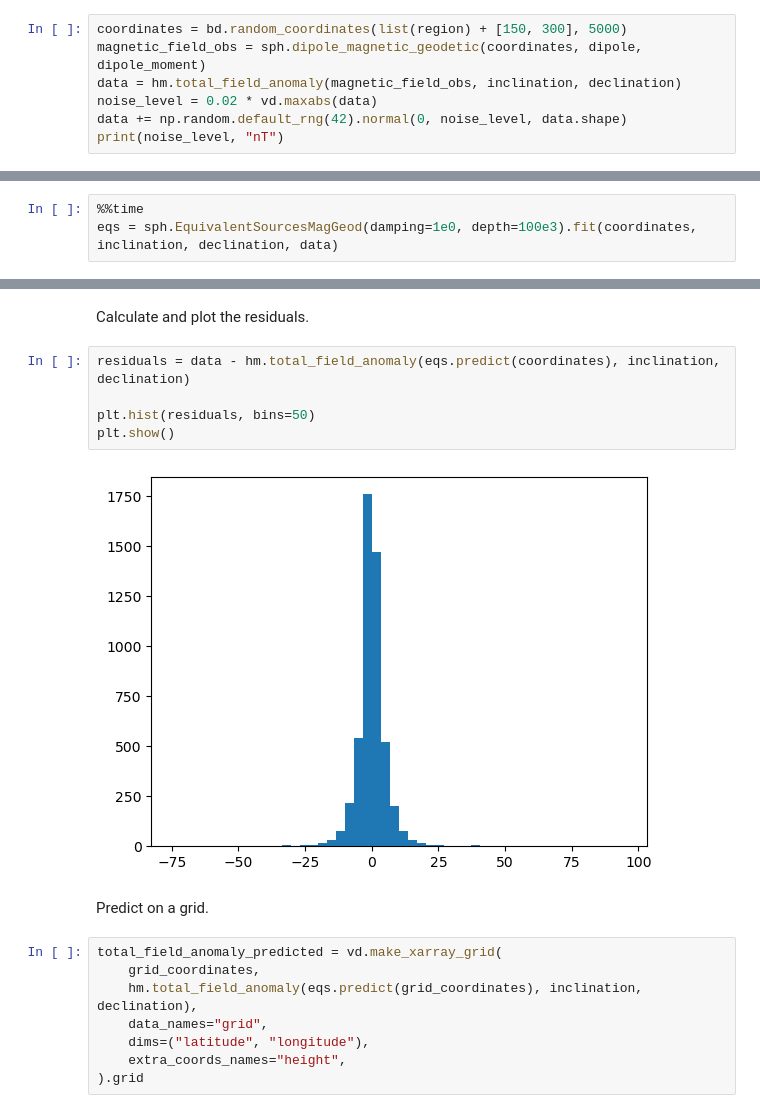
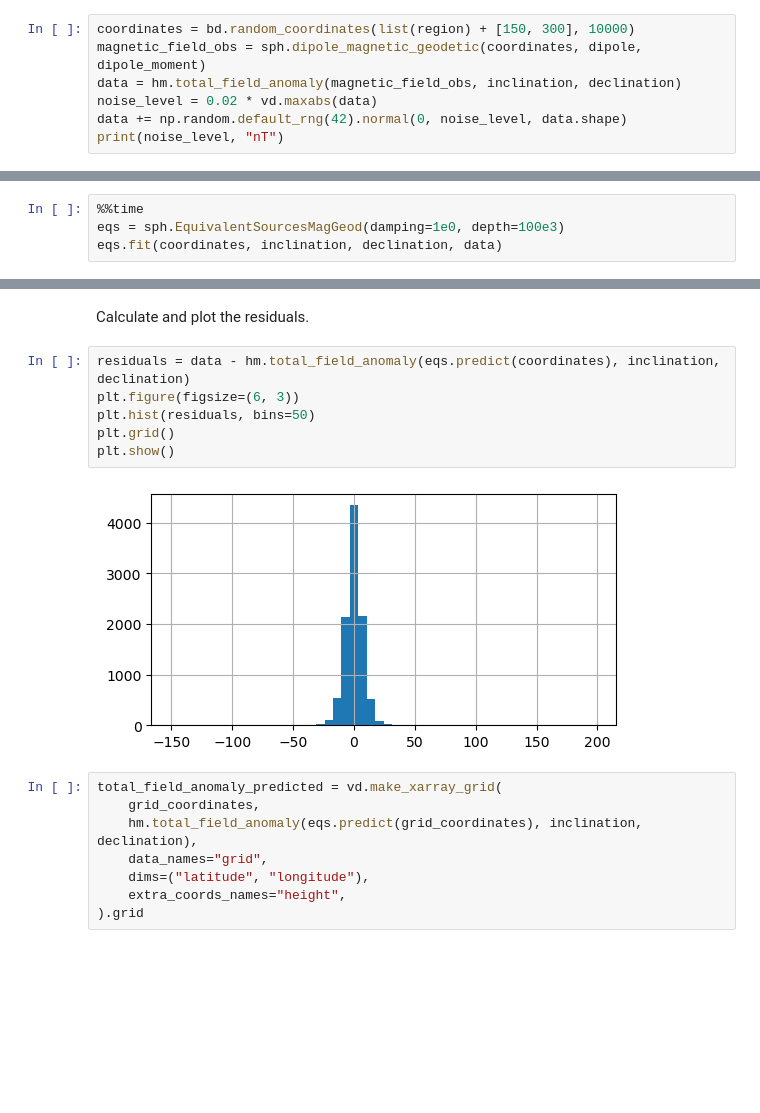
Before and after one commit to compgeolab/eqs-magnetic-spherical, a Jupyter notebook: code/proof-of-concept.ipynb, the cells around one changed output, grey strips where cells are left out. Cells and saved outputs as stored; diff of their text form; blank space fills up the shorter version.

```diff
--- a/code/proof-of-concept.ipynb
+++ b/code/proof-of-concept.ipynb
@@ -44,7 +44,7 @@ fig.show()
 
 Try recovering the dipole field with a simple single layer inversion.
 # %%
-coordinates = bd.random_coordinates(list(region) + [150, 300], 5000)
+coordinates = bd.random_coordinates(list(region) + [150, 300], 10000)
 magnetic_field_obs = sph.dipole_magnetic_geodetic(coordinates, dipole, dipole_moment)
 data = hm.total_field_anomaly(magnetic_field_obs, inclination, declination)
 noise_level = 0.02 * vd.maxabs(data)
@@ -65,5 +65,6 @@ fig.show()
 Run the inversion.
 # %%
 %%time
-eqs = sph.EquivalentSourcesMagGeod(damping=1e0, depth=100e3).fit(coordinates, inclination, declination, data)
+eqs = sph.EquivalentSourcesMagGeod(damping=1e0, depth=100e3)
+eqs.fit(coordinates, inclination, declination, data)
 # %% [output]
@@ -73,13 +75,12 @@ Wall time: 3.2 s
 Calculate and plot the residuals.
 # %%
 residuals = data - hm.total_field_anomaly(eqs.predict(coordinates), inclination, declination)
-
+plt.figure(figsize=(6, 3))
 plt.hist(residuals, bins=50)
+plt.grid()
 plt.show()
 # %% [output]
-[figure, old version]
+[figure, new version]
-# %% [markdown]
-Predict on a grid.
 # %%
 total_field_anomaly_predicted = vd.make_xarray_grid(
     grid_coordinates,
```
Also changed, not shown: parts of 13 cells of this notebook, 2 other files.
